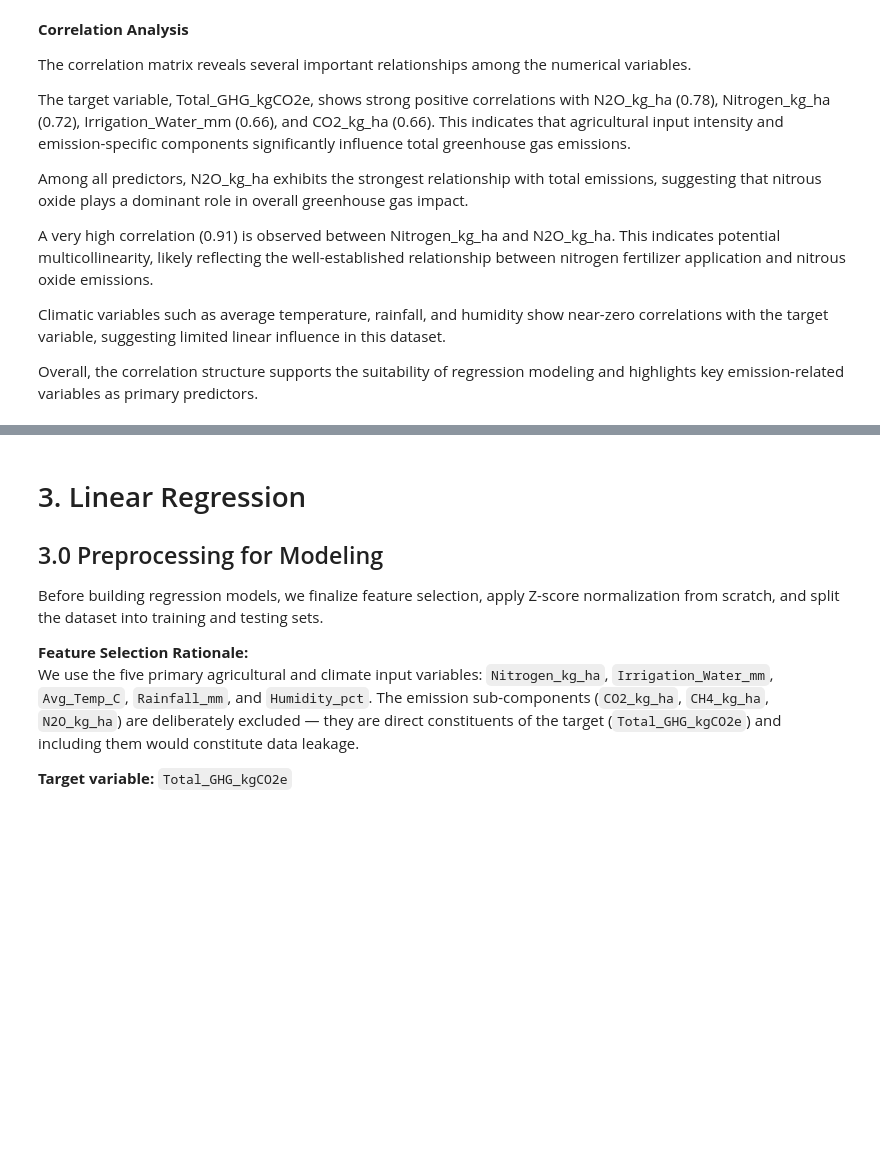
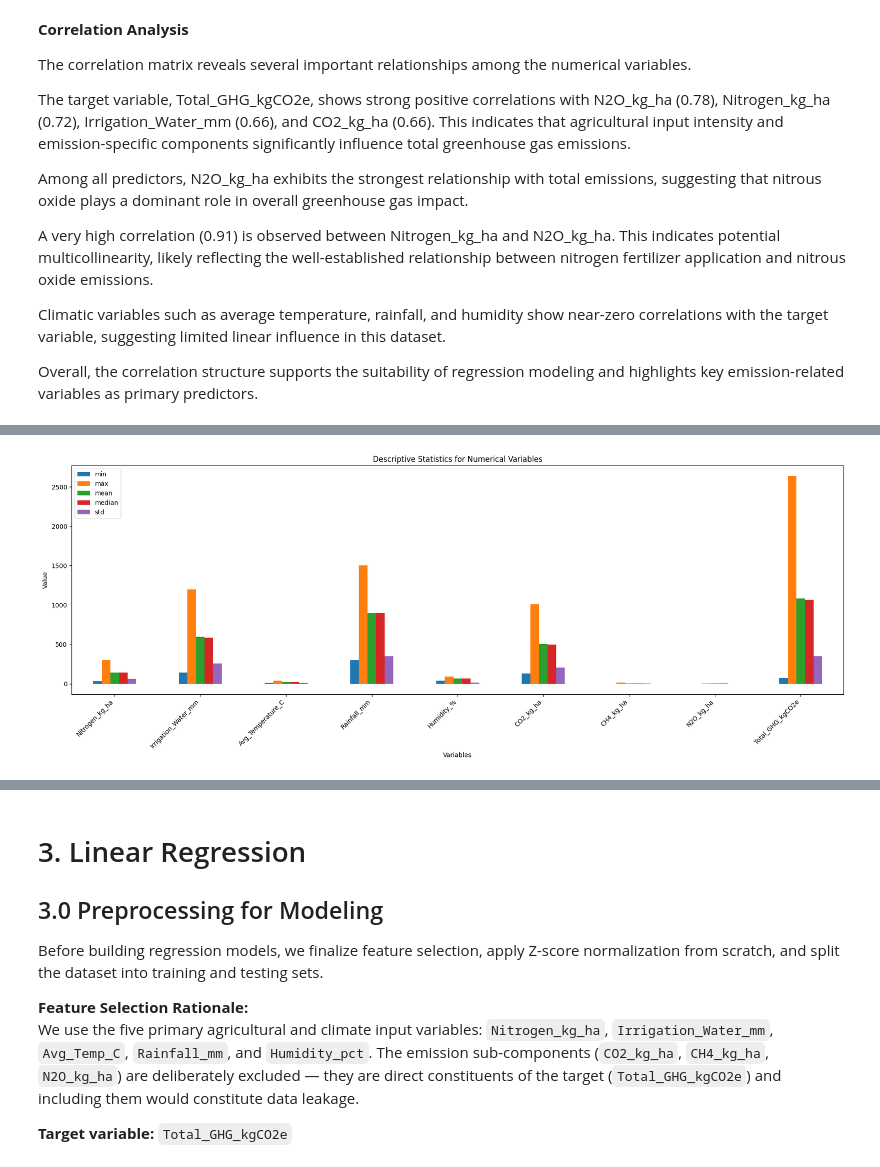
Before and after one commit to jtushya/ML-Assignment, a Jupyter notebook: notebooks/MLassignment_Team02.ipynb, the cells around one changed output, grey strips where cells are left out. Saved outputs shown, nothing was run; the diff lists cells and outputs as text; code cells hidden in the pictures; blank space fills up the shorter version.

```diff
--- a/notebooks/MLassignment_Team02.ipynb
+++ b/notebooks/MLassignment_Team02.ipynb
@@ -186,0 +223,20 @@ Overall, the correlation structure supports the suitability of regression modeli
+# %%
+import matplotlib.pyplot as plt
+
+# Select numerical columns
+num_cols = df.select_dtypes(include=['float64', 'int64']).columns
+
+# Calculate required statistics
+stats_df = df[num_cols].agg(['min', 'max', 'mean', 'median', 'std']).T
+
+# Plot bar chart
+stats_df.plot(kind='bar', figsize=(18, 7))
+
+plt.title("Descriptive Statistics for Numerical Variables")
+plt.xlabel("Variables")
+plt.ylabel("Value")
+plt.xticks(rotation=45, ha='right')
+plt.tight_layout()
+plt.show()
+# %% [output]
+[figure, added]
```
Also changed, not shown: parts of 3 cells of this notebook.
